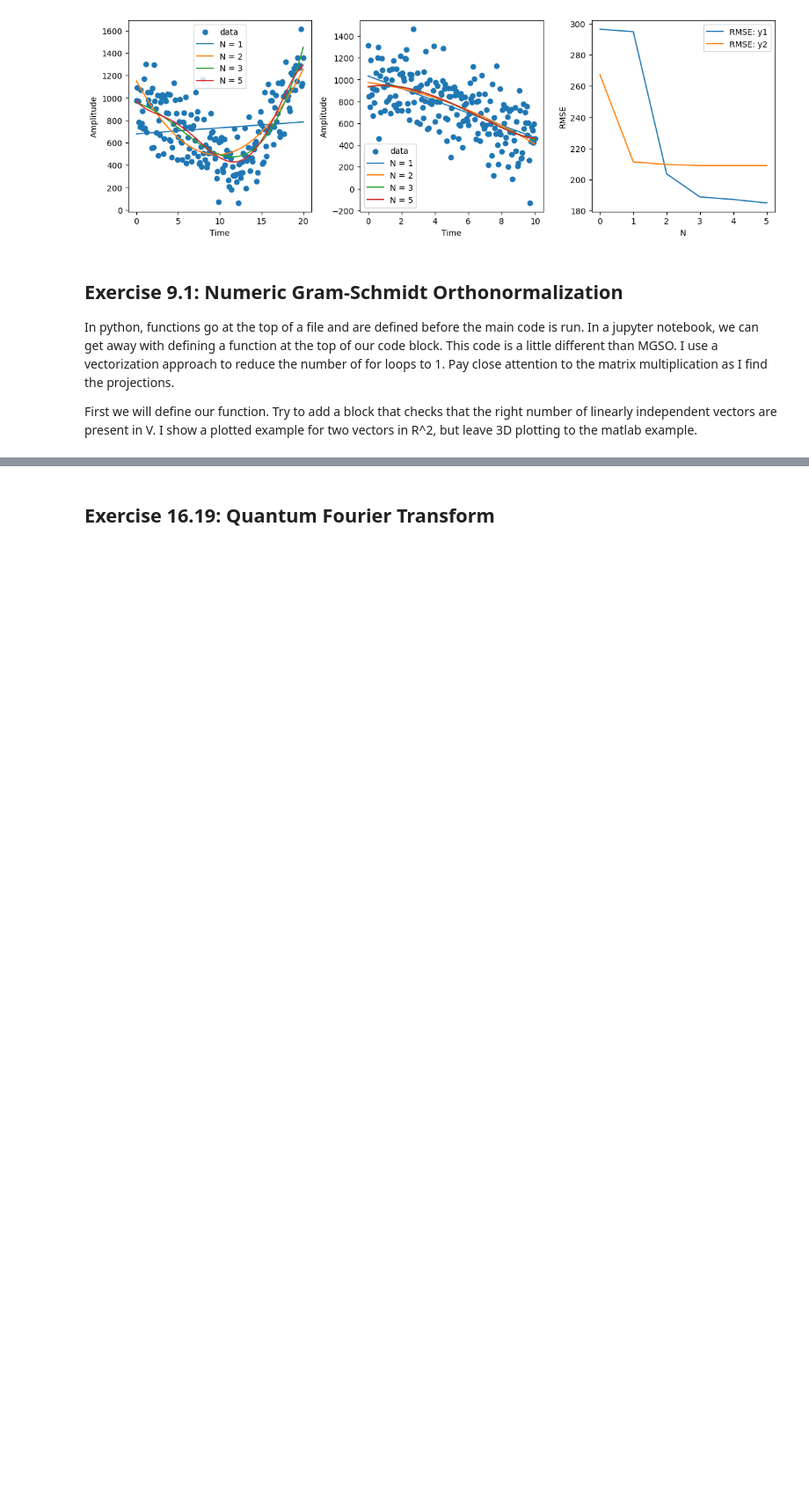
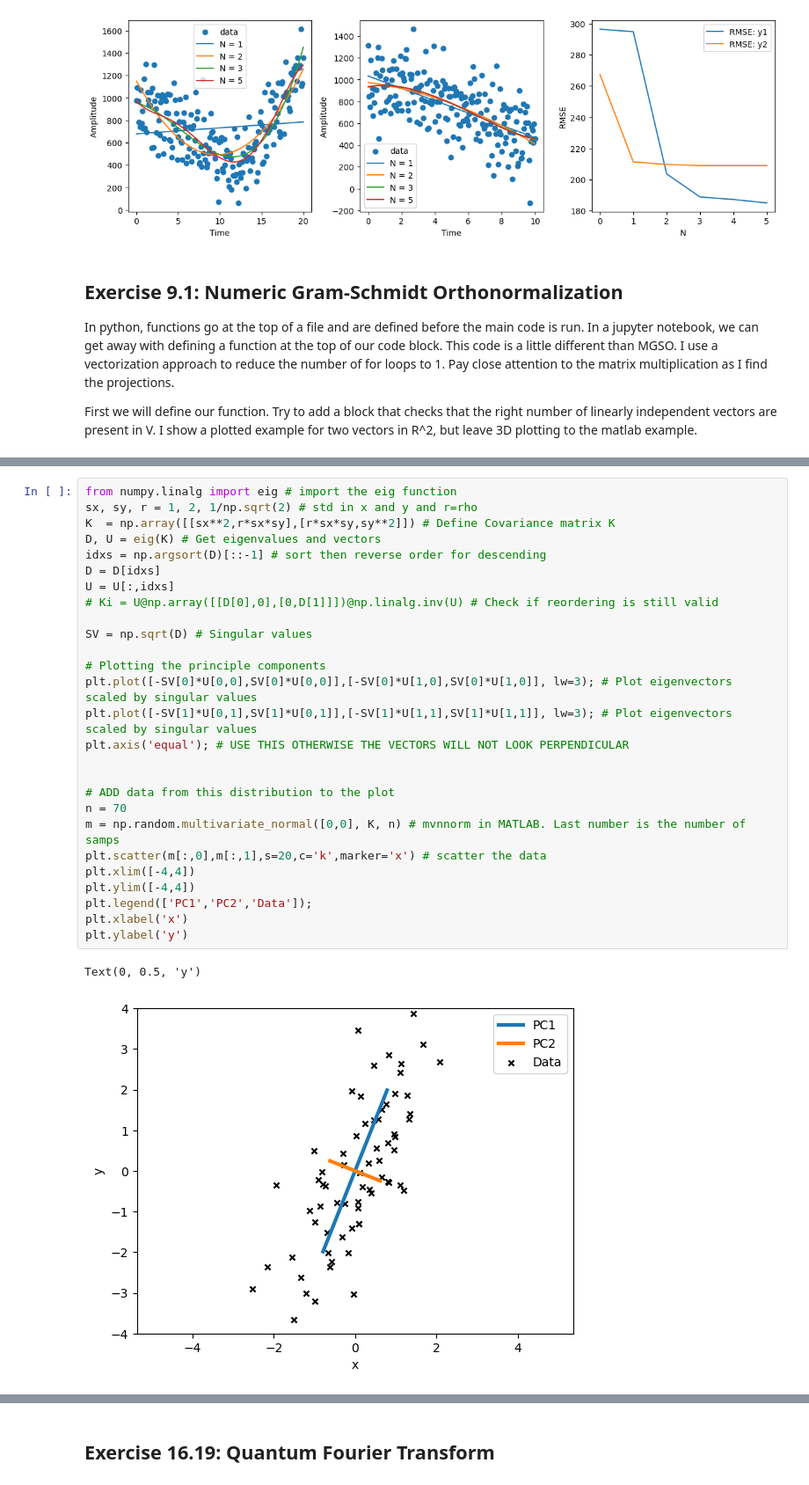
Before and after one commit to willn2/LAbook_code, a Jupyter notebook: PythonCodeLABook.ipynb, the cells around one changed output, grey strips where cells are left out. Shown at 88% size. Cells and saved outputs as stored; diff of their text form; blank space fills up the shorter version.

```diff
--- a/PythonCodeLABook.ipynb
+++ b/PythonCodeLABook.ipynb
@@ -253,0 +330,30 @@ Some suggestions to take it further:
+# %%
+from numpy.linalg import eig # import the eig function
+sx, sy, r = 1, 2, 1/np.sqrt(2) # std in x and y and r=rho
+K  = np.array([[sx**2,r*sx*sy],[r*sx*sy,sy**2]]) # Define Covariance matrix K
+D, U = eig(K) # Get eigenvalues and vectors
+idxs = np.argsort(D)[::-1] # sort then reverse order for descending
+D = D[idxs]
+U = U[:,idxs]
+# Ki = U@np.array([[D[0],0],[0,D[1]]])@np.linalg.inv(U) # Check if reordering is still valid
+
+SV = np.sqrt(D) # Singular values
+
+# Plotting the principle components
+plt.plot([-SV[0]*U[0,0],SV[0]*U[0,0]],[-SV[0]*U[1,0],SV[0]*U[1,0]], lw=3); # Plot eigenvectors scaled by singular values
+plt.plot([-SV[1]*U[0,1],SV[1]*U[0,1]],[-SV[1]*U[1,1],SV[1]*U[1,1]], lw=3); # Plot eigenvectors scaled by singular values
+plt.axis('equal'); # USE THIS OTHERWISE THE VECTORS WILL NOT LOOK PERPENDICULAR
+
+
+# ADD data from this distribution to the plot
+n = 70
+m = np.random.multivariate_normal([0,0], K, n) # mvnnorm in MATLAB. Last number is the number of samps
+plt.scatter(m[:,0],m[:,1],s=20,c='k',marker='x') # scatter the data
+plt.xlim([-4,4])
+plt.ylim([-4,4])
+plt.legend(['PC1','PC2','Data']);
+plt.xlabel('x')
+plt.ylabel('y')
+# %% [output]
+Text(0, 0.5, 'y')
+[figure, added]
```
Also changed, not shown: parts of 12 cells of this notebook, 2 other files.
